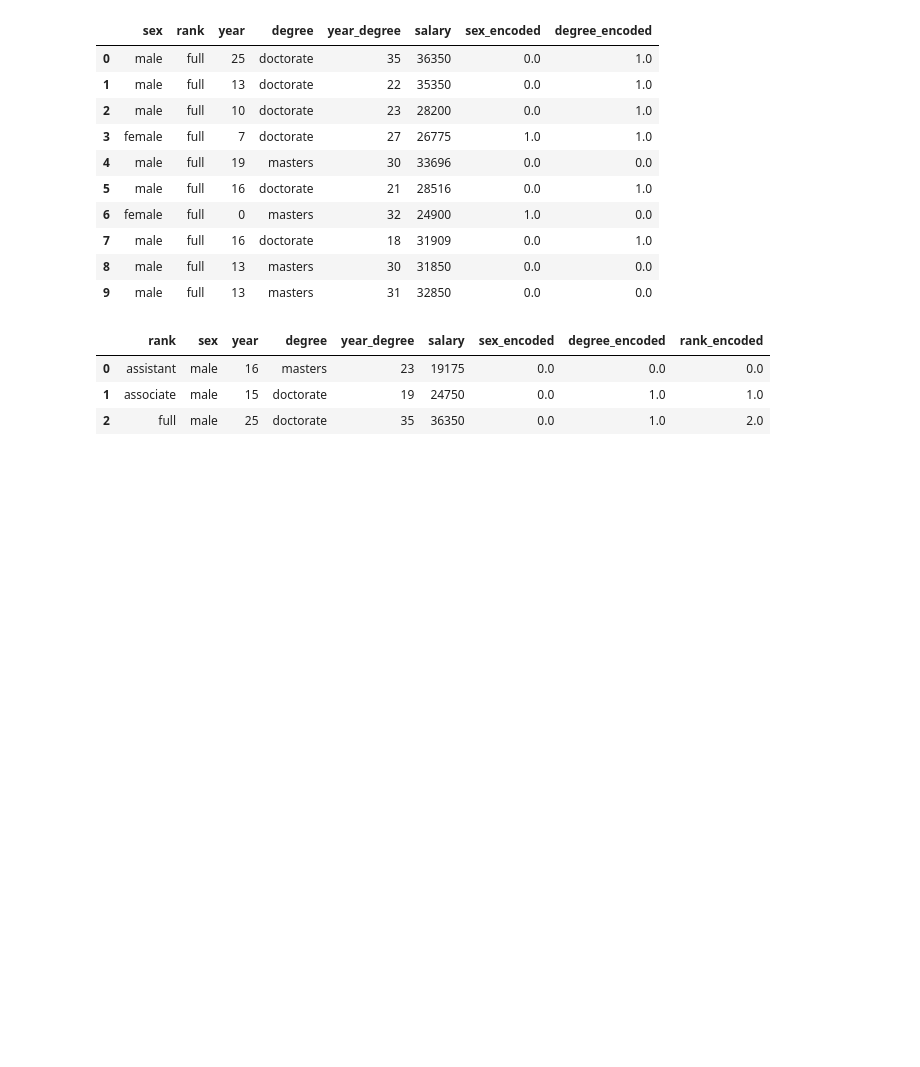
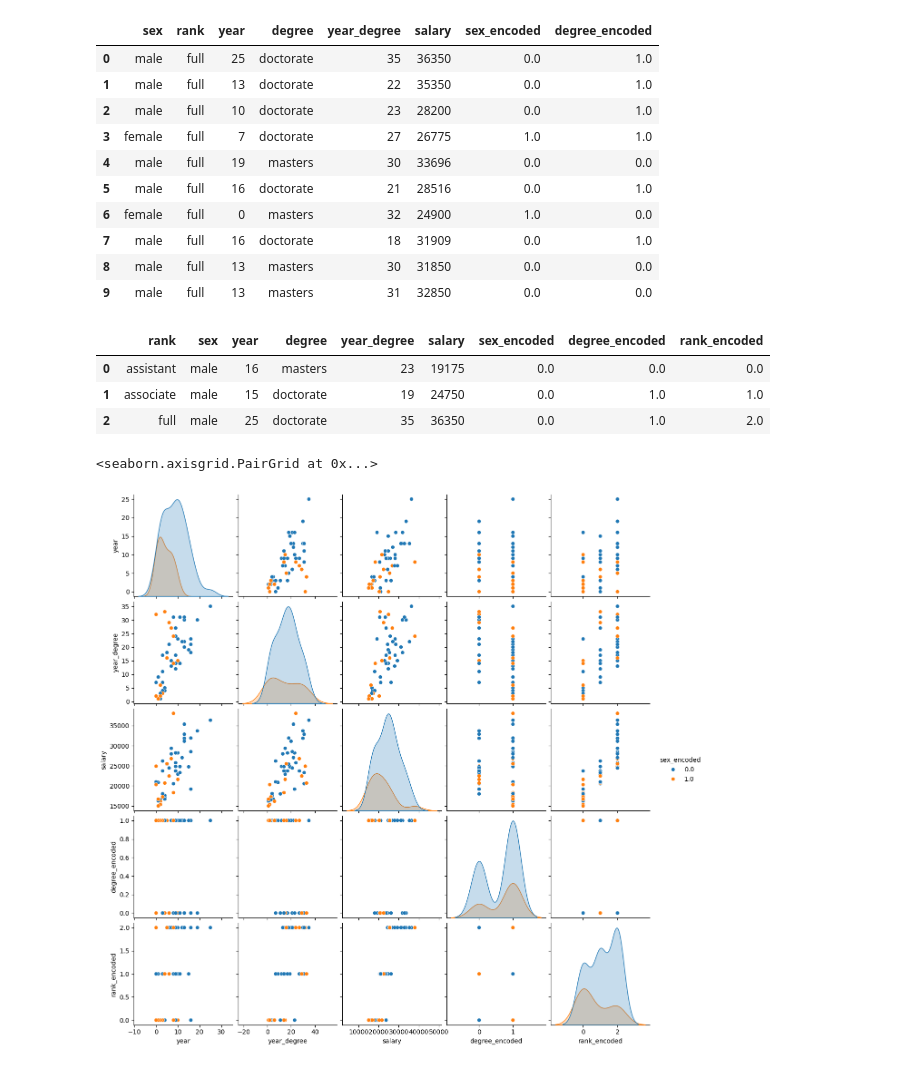
Before and after one commit to BrightMehou/random-ml, a Jupyter notebook: salary/salary.ipynb, the cells around one changed output. Cells and saved outputs as stored; diff of their text form; code cells hidden in the pictures; blank space fills up the shorter version.

```diff
--- a/salary/salary.ipynb
+++ b/salary/salary.ipynb
@@ -95,5 +97,7 @@ data_encoded.groupby("rank", as_index=False).first()
 | 2 | full | male | 25 | doctorate | 35 | 36350 | 0.0 | 1.0 | 2.0 |
 # %%
 data_encoded.drop(columns=['rank', 'sex', 'degree' ], inplace=True)
-y = data_encoded['salary']
-X = data_encoded.drop(columns=['salary'
+sns.pairplot(data_encoded, hue="sex_encoded")
+# %% [output]
+<seaborn.axisgrid.PairGrid at 0x...>
+[figure, added]
```
Also changed, not shown: parts of 9 cells of this notebook.
